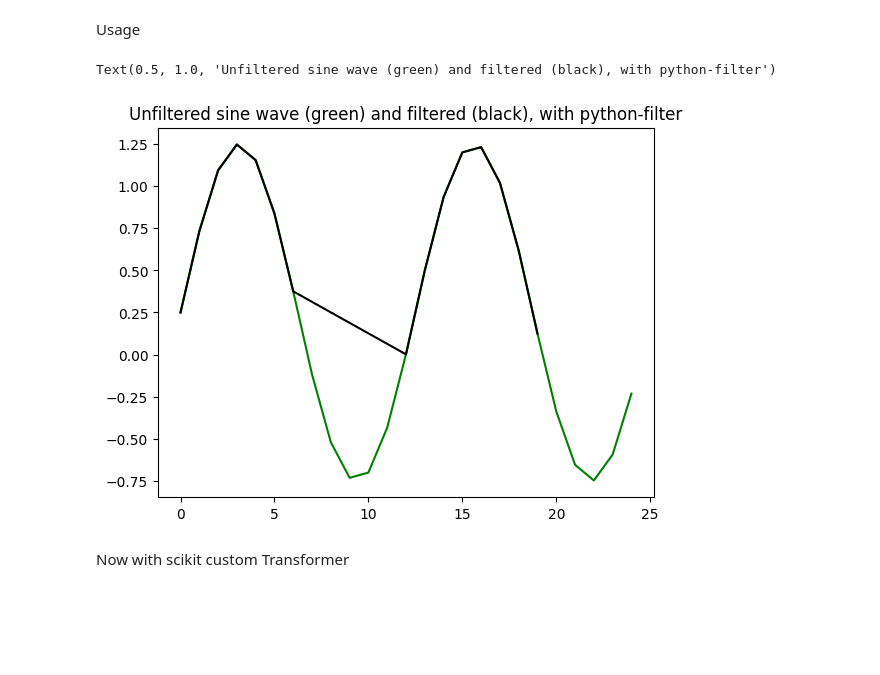
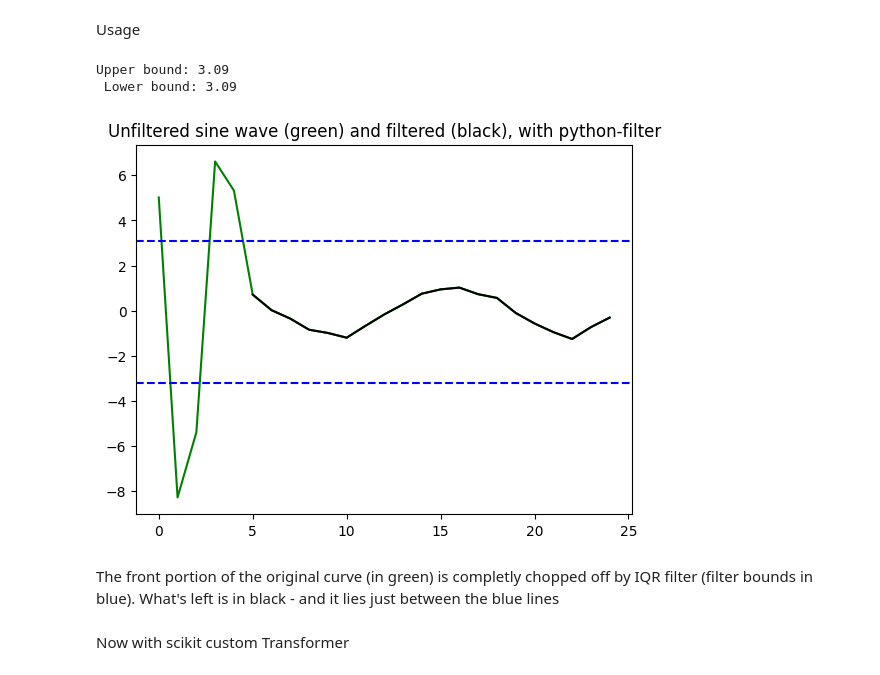
Before and after one commit to stepanlavrinenkoteck001/scikit_pipleines, a Jupyter notebook: custom_scikit_obj_intro/intro_scikit_transformers.ipynb, the cells around one changed output. Cells and saved outputs as stored; diff of their text form; code cells hidden in the pictures; blank space fills up the shorter version.

```diff
--- a/custom_scikit_obj_intro/intro_scikit_transformers.ipynb
+++ b/custom_scikit_obj_intro/intro_scikit_transformers.ipynb
@@ -7,8 +11,17 @@ Generate sine data
 # %%
 cycles = 2 # how many sine cycles
 resolution = 25 # how many datapoints to generate
+adhere_lower_part_to_sin = 0.2
 
 length = np.pi * 2 * cycles
-my_wave = np.sin(np.arange(0, length, length / resolution)) + 0.25  # move the wabe up by 0.25
+my_wave_sin = np.sin(np.arange(0, length, length / resolution))
+noise = np.random.normal(0, np.std(my_wave_sin)*10, 5)
+noise = np.append(noise, np.random.normal(0, np.std(my_wave_sin)*adhere_lower_part_to_sin, len(my_wave_sin)-5))
+
+my_wave = my_wave_sin+noise
+
+my_wave_sin = pd.DataFrame(my_wave_sin).reset_index()
+my_wave_sin.columns=['time', 'vib']
+
 wavedf = pd.DataFrame(my_wave).reset_index()
 wavedf.columns=['time', 'vib']
@@ -20,8 +37,7 @@ wavedf.plot()
 # %% [markdown]
 Python class
 # %%
-import numpy as np
-import pandas as pd
+
 
 class pythonIQROutlier:
     """
@@ -41,7 +57,7 @@ class pythonIQROutlier:
             col_name = column in df, needs to be numeric
             iqr_threshold, lowerq, upperq = numeric constants for IQR filtering
         """
-        self.df = df
+        self.df = df.copy()
         self.col_name = col_name
         self.iqr_threshold = iqr_threshold
         self.lowerq = lowerq
@@ -55,7 +71,7 @@ class pythonIQROutlier:
         """
         self.Q1, self.Q3 = np.percentile(self.df[self.col_name], [self.lowerq, self.upperq])
         self.IQR = self.Q3-self.Q1
-        self.lower = max(0, self.Q1 - self.iqr_threshold*self.IQR)
+        self.lower = self.Q1 - self.iqr_threshold*self.IQR
         self.upper = self.Q3 + self.iqr_threshold*self.IQR
         return self
 
@@ -73,15 +89,21 @@ Usage
 # %%
 outlier_filt = pythonIQROutlier(wavedf, 'vib')
 wavedf_filt = outlier_filt.calc_outliers().filter_data()
 
 
 import matplotlib.pyplot as plt
 plt.plot(wavedf['time'], wavedf['vib'], 'g')
 plt.plot(wavedf_filt['time'], wavedf_filt['vib'], 'k')
+plt.axhline(outlier_filt.upper, color='b', linestyle='--')
+plt.axhline(outlier_filt.lower, color='b', linestyle='--')
 plt.title('Unfiltered sine wave (green) and filtered (black), with python-filter')
+print(f'Upper bound: {outlier_filt.upper.round(3)} \n Lower bound: {outlier_filt.upper.round(3)}')
 # %% [output]
-Text(0.5, 1.0, 'Unfiltered sine wave (green) and filtered (black), with python-filter')
+Upper bound: 3.09
+ Lower bound: 3.09
-[figure, old version]
+[figure, new version]
+# %% [markdown]
+The front portion of the original curve (in green) is completly chopped off by IQR filter (filter bounds in blue). What's left is in black - and it lies just between the blue lines
 # %% [markdown]
 Now with scikit custom Transformer
 # %%
```
Also changed, not shown: parts of 14 cells of this notebook.
